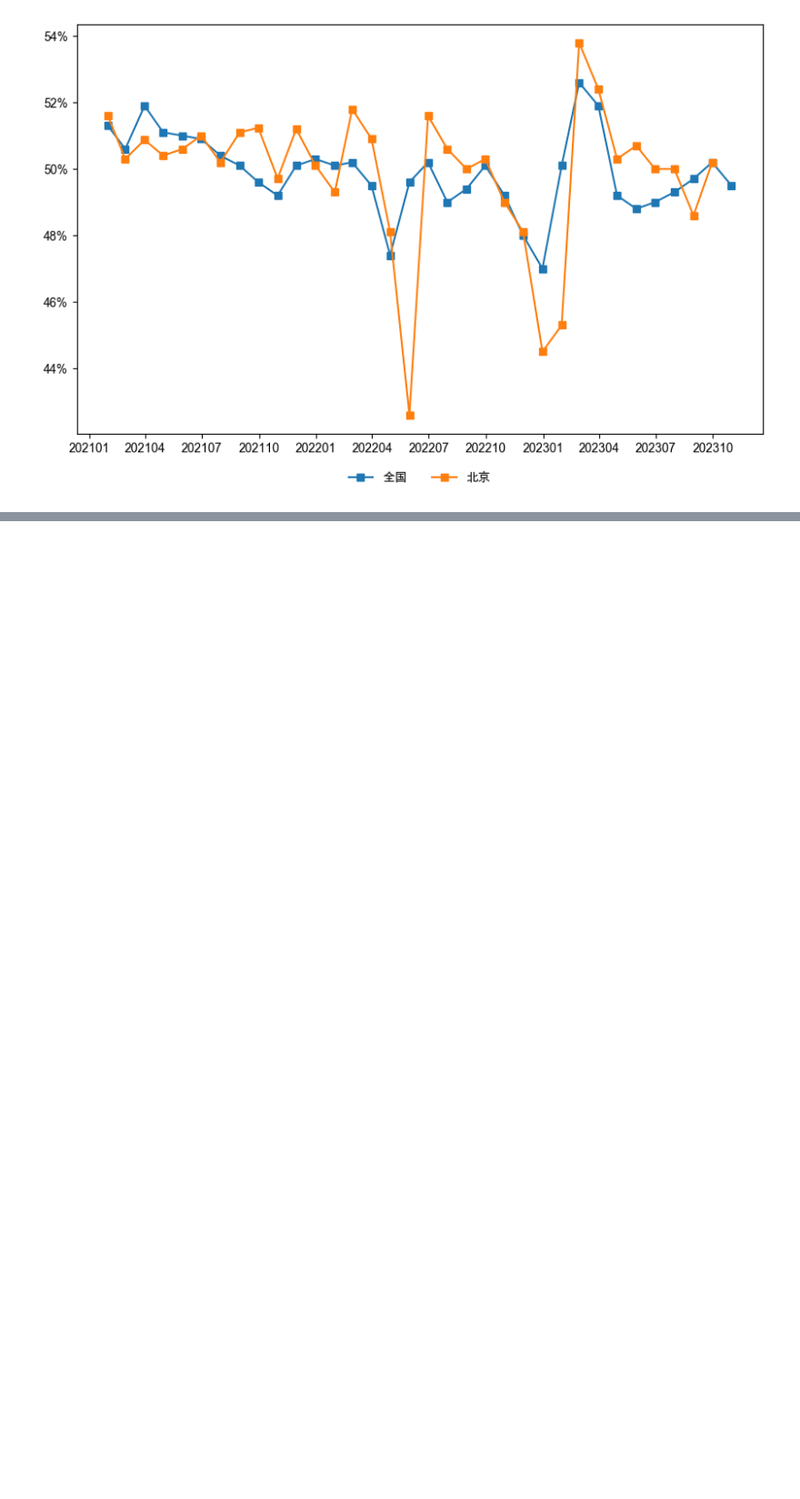
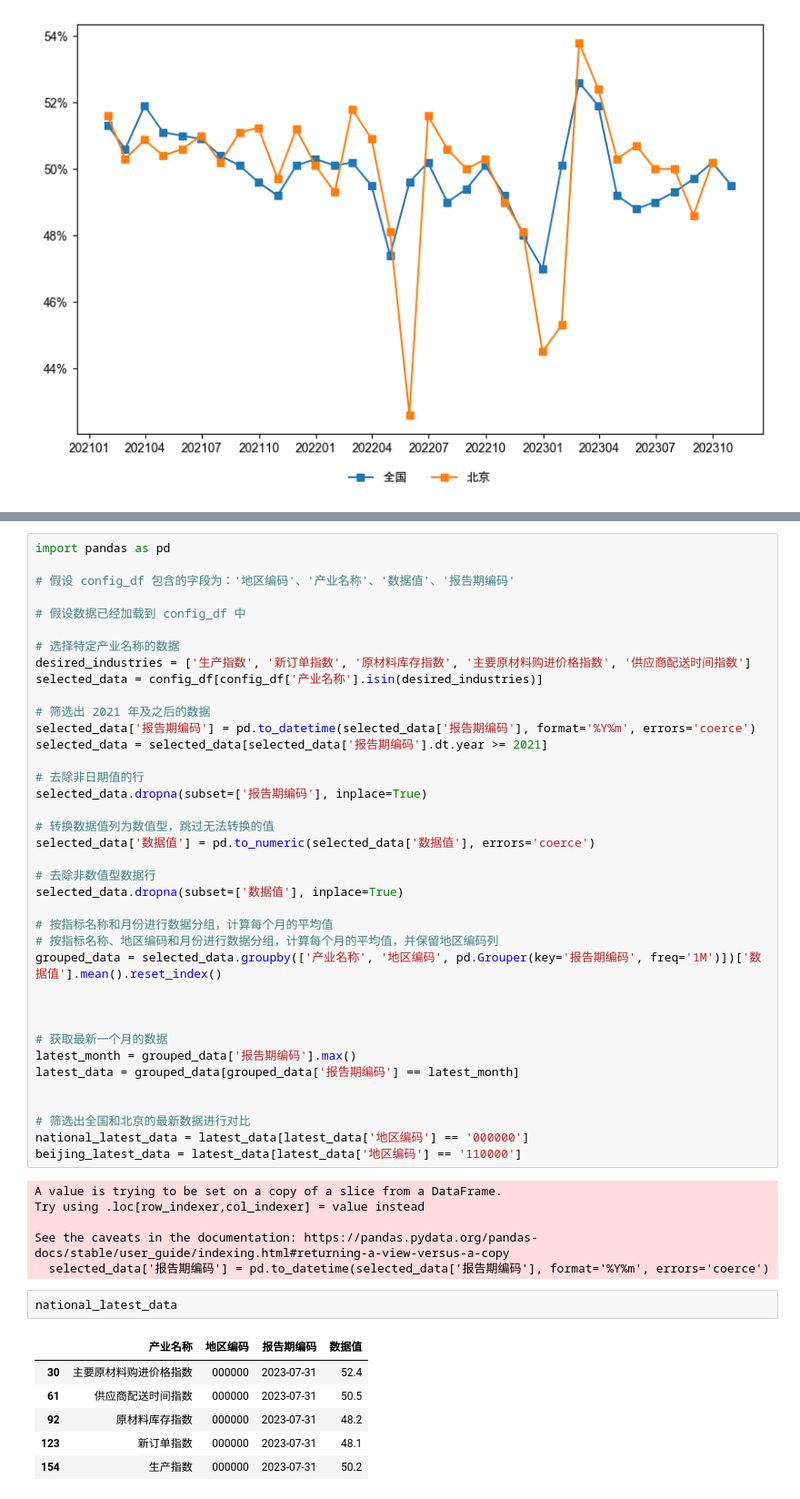
Before and after one commit to yuriamao/auto_xlsx_to_docx, a Jupyter notebook: code/config_main.ipynb, the cells around one changed output, grey strips where cells are left out. Shown at 91% size. Saved outputs shown, nothing was run; the diff lists cells and outputs as text; blank space fills up the shorter version.

```diff
--- a/code/config_main.ipynb
+++ b/code/config_main.ipynb
@@ -228,0 +448,53 @@ See the caveats in the documentation: https://pandas.pydata.org/pandas-docs/stab
+# %%
+import pandas as pd
+
+# 假设 config_df 包含的字段为：'地区编码'、'产业名称'、'数据值'、'报告期编码'
+
+# 假设数据已经加载到 config_df 中
+
+# 选择特定产业名称的数据
+desired_industries = ['生产指数', '新订单指数', '原材料库存指数', '主要原材料购进价格指数', '供应商配送时间指数']
+selected_data = config_df[config_df['产业名称'].isin(desired_industries)]
+
+# 筛选出 2021 年及之后的数据
+selected_data['报告期编码'] = pd.to_datetime(selected_data['报告期编码'], format='%Y%m', errors='coerce')
+selected_data = selected_data[selected_data['报告期编码'].dt.year >= 2021]
+
+# 去除非日期值的行
+selected_data.dropna(subset=['报告期编码'], inplace=True)
+
+# 转换数据值列为数值型，跳过无法转换的值
+selected_data['数据值'] = pd.to_numeric(selected_data['数据值'], errors='coerce')
+
+# 去除非数值型数据行
+selected_data.dropna(subset=['数据值'], inplace=True)
+
+# 按指标名称和月份进行数据分组，计算每个月的平均值
+# 按指标名称、地区编码和月份进行数据分组，计算每个月的平均值，并保留地区编码列
+grouped_data = selected_data.groupby(['产业名称', '地区编码', pd.Grouper(key='报告期编码', freq='1M')])['数据值'].mean().reset_index()
+
+
+
+# 获取最新一个月的数据
+latest_month = grouped_data['报告期编码'].max()
+latest_data = grouped_data[grouped_data['报告期编码'] == latest_month]
+
+
+# 筛选出全国和北京的最新数据进行对比
+national_latest_data = latest_data[latest_data['地区编码'] == '000000']
+beijing_latest_data = latest_data[latest_data['地区编码'] == '110000']
+# %% [output]
+A value is trying to be set on a copy of a slice from a DataFrame.
+Try using .loc[row_indexer,col_indexer] = value instead
+
+See the caveats in the documentation: https://pandas.pydata.org/pandas-docs/stable/user_guide/indexing.html#returning-a-view-versus-a-copy
+  selected_data['报告期编码'] = pd.to_datetime(selected_data['报告期编码'], format='%Y%m', errors='coerce')
+# %%
+national_latest_data
+# %% [output]
+|  | 产业名称 | 地区编码 | 报告期编码 | 数据值 |
+| 30 | 主要原材料购进价格指数 | 000000 | 2023-07-31 | 52.4 |
+| 61 | 供应商配送时间指数 | 000000 | 2023-07-31 | 50.5 |
+| 92 | 原材料库存指数 | 000000 | 2023-07-31 | 48.2 |
+| 123 | 新订单指数 | 000000 | 2023-07-31 | 48.1 |
+| 154 | 生产指数 | 000000 | 2023-07-31 | 50.2 |
```
Also changed, not shown: parts of 6 cells of this notebook, 5 other files.
